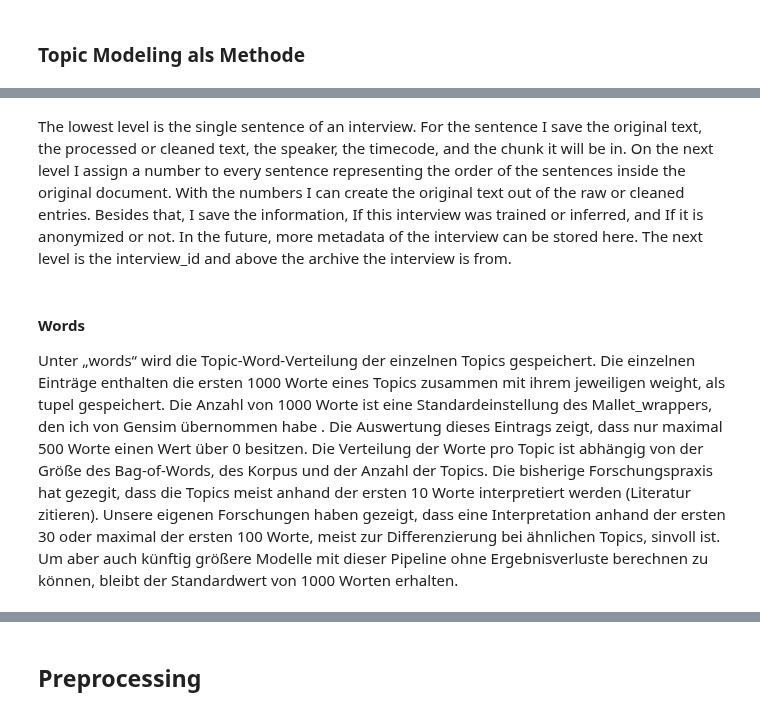
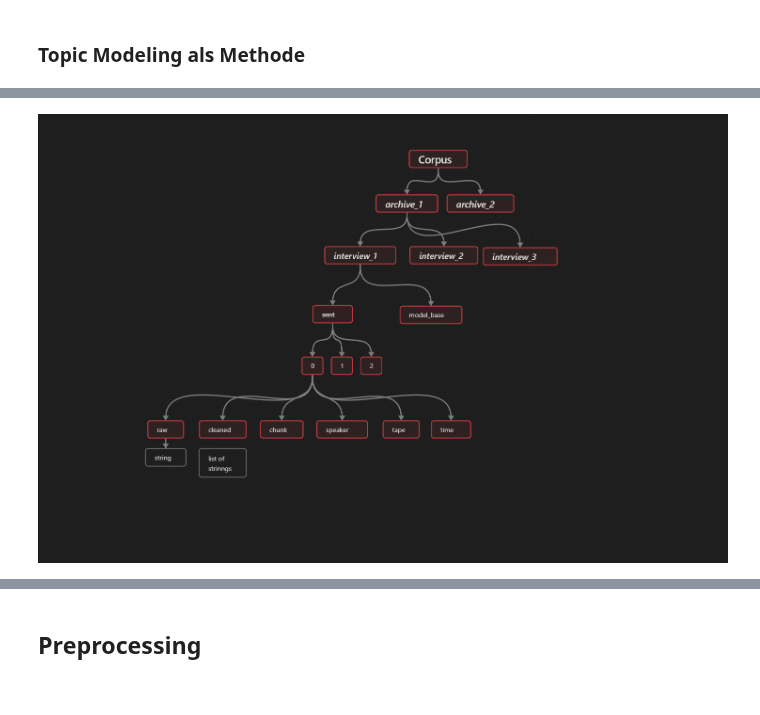
Before and after one commit to bayerschphi/OHTM-a-oral-history-topic-modeling-pipeline, a Jupyter notebook: OHTM a oral history topic modeling pipeline.ipynb, the cells around one changed output, grey strips where cells are left out. Saved outputs shown, nothing was run; the diff lists cells and outputs as text; code cells hidden in the pictures.

```diff
--- a/OHTM a oral history topic modeling pipeline.ipynb
+++ b/OHTM a oral history topic modeling pipeline.ipynb
@@ -148,11 +152,6 @@ Mein Forschungskorpus besteht aus einer Auswahl von 991 Interviews aus sieben ve
 # %%
 # Bild-Datei noch nicht hochgeladen
 from IPython.display import Image, display
-display(Image("/home/jovyan/media/ohtm_file_corpus.png"))
+display(Image("./media/ohtm_file_corpus.png"))
+# %% [output]
+[figure, added]
-# %% [markdown]
-The lowest level is the single sentence of an interview. For the sentence I save the original text, the processed or cleaned text, the speaker, the timecode, and the chunk it will be in.
-On the next level I assign a number to every sentence representing the order of the sentences inside the original document. With the numbers I can create the original text out of the raw or cleaned entries. Besides that, I save the information, If this interview was trained or inferred, and If it is anonymized or not. In the future, more metadata of the interview can be stored here. The next level is the interview_id and above the archive the interview is from.
-# %% [markdown]
-#### Words
-
-Unter „words“ wird die Topic-Word-Verteilung der einzelnen Topics gespeichert. Die einzelnen Einträge enthalten die ersten 1000 Worte eines Topics zusammen mit ihrem jeweiligen weight, als tupel gespeichert. Die Anzahl von 1000 Worte ist eine Standardeinstellung des Mallet_wrappers, den ich von Gensim übernommen habe . Die Auswertung dieses Eintrags zeigt, dass nur maximal 500 Worte einen Wert über 0 besitzen. Die Verteilung der Worte pro Topic ist abhängig von der Größe des Bag-of-Words, des Korpus und der Anzahl der Topics. Die bisherige Forschungspraxis hat gezegit, dass die Topics meist anhand der ersten 10 Worte interpretiert werden (Literatur zitieren). Unsere eigenen Forschungen haben gezeigt, dass eine Interpretation anhand der ersten 30 oder maximal der ersten 100 Worte, meist zur Differenzierung bei ähnlichen Topics, sinvoll ist.  Um aber auch künftig größere Modelle mit dieser Pipeline ohne Ergebnisverluste berechnen zu können, bleibt der Standardwert von 1000 Worten erhalten.
```
Also changed, not shown: parts of 37 cells of this notebook.
